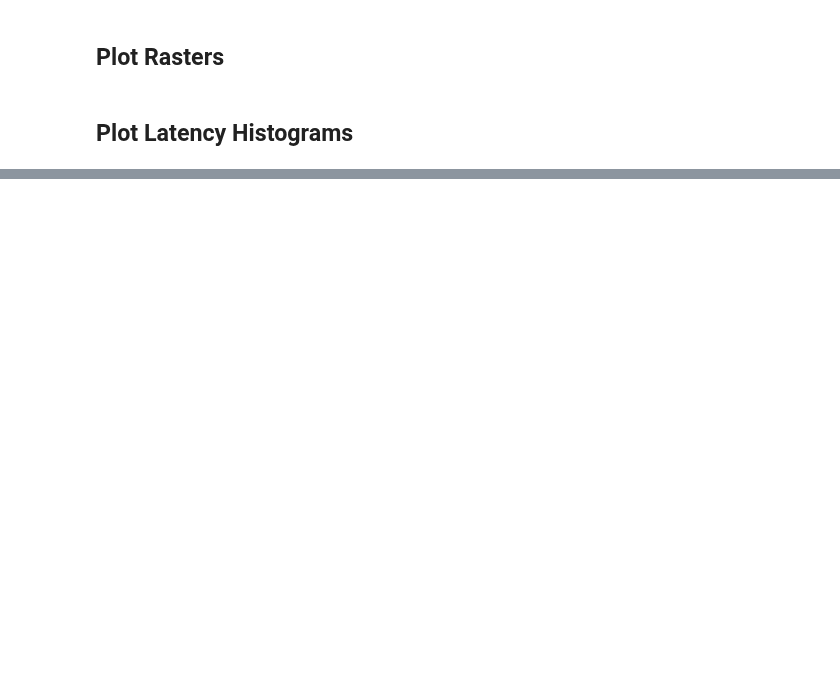
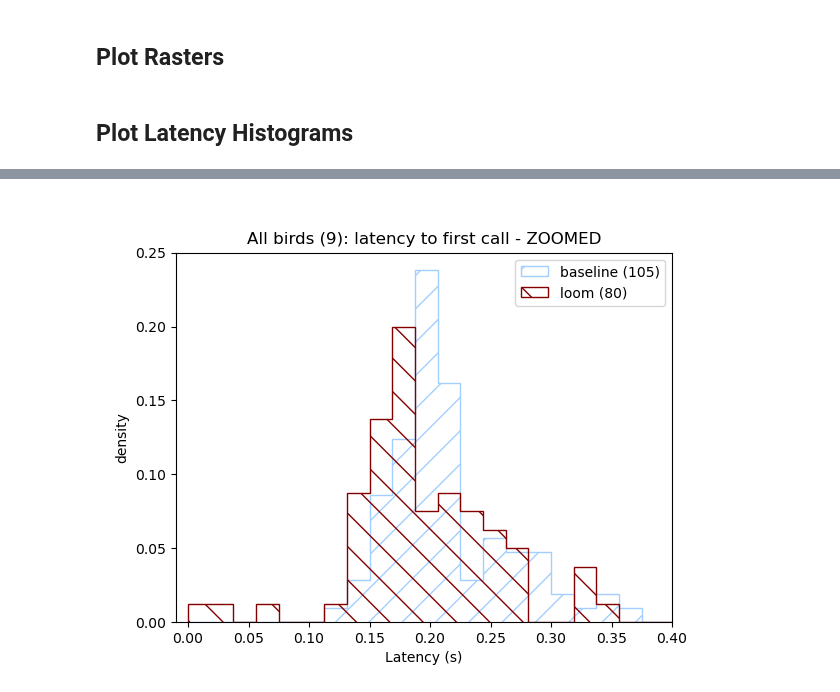
Before and after one commit to cirorandazzo/callback-analysis, a Jupyter notebook: callbacks.ipynb, the cells around one changed output, grey strips where cells are left out. Saved outputs shown, nothing was run; the diff lists cells and outputs as text; code cells hidden in the pictures; blank space fills up the shorter version.

Commit message:
group histograms

```diff
--- a/callbacks.ipynb
+++ b/callbacks.ipynb
@@ -311,0 +307,46 @@ for birdname in set(df.index.get_level_values(0)):
+# %%
+# %%capture
+
+save_folder = None
+save_folder = "./data/figures"
+
+from utils.plot import plot_group_hist
+
+fig, ax = plt.subplots()
+
+plot_group_hist(
+    df,
+    field="latency_s",
+    grouping_level="day",
+    group_colors={1: "#a2cffe", 2: "#840000"},
+    alt_labels={1: "baseline", 2: "loom"},
+    ax=ax,
+    density=True,
+    ignore_nan=True,
+    histogram_kwargs={
+        "range": (0, 1.5),
+        "bins": 80,
+    },
+    stair_kwargs={
+        1: {"hatch": "/"},
+        2: {"hatch": "\\"},
+    },
+)
+
+ax.set(
+    title=f"All birds ({len(all_birds)}): latency to first call",
+    xlabel="Latency (s)",
+)
+
+if save_folder is not None:
+    fig.savefig(f"{save_folder}/all_birds-latency-b1.png")
+
+ax.set(
+    xlim=[-0.01, 0.4],
+    title=ax.get_title() + " - ZOOMED",
+)
+
+if save_folder is not None:
+    fig.savefig(f"{save_folder}/all_birds-zoomed-latency-b1.png")
+# %% [output]
+[figure, added]
```
Also changed, not shown: parts of 9 cells of this notebook, 1 other file.
